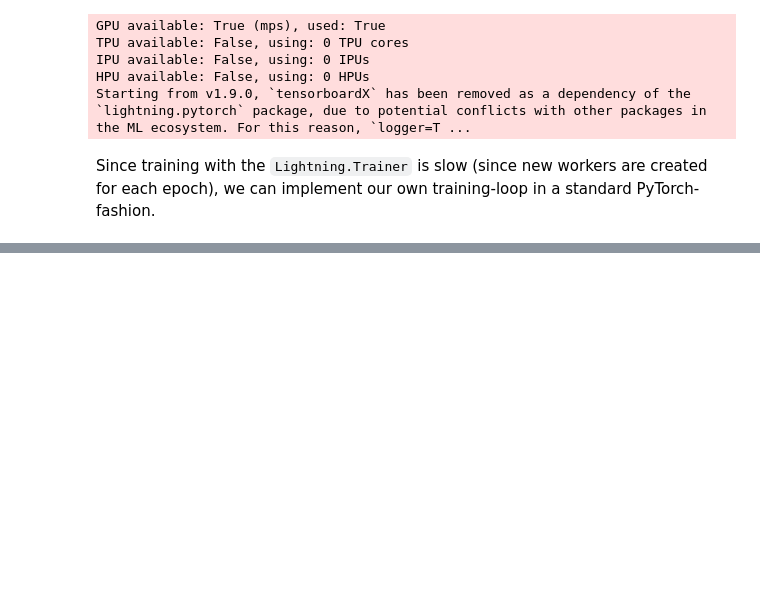
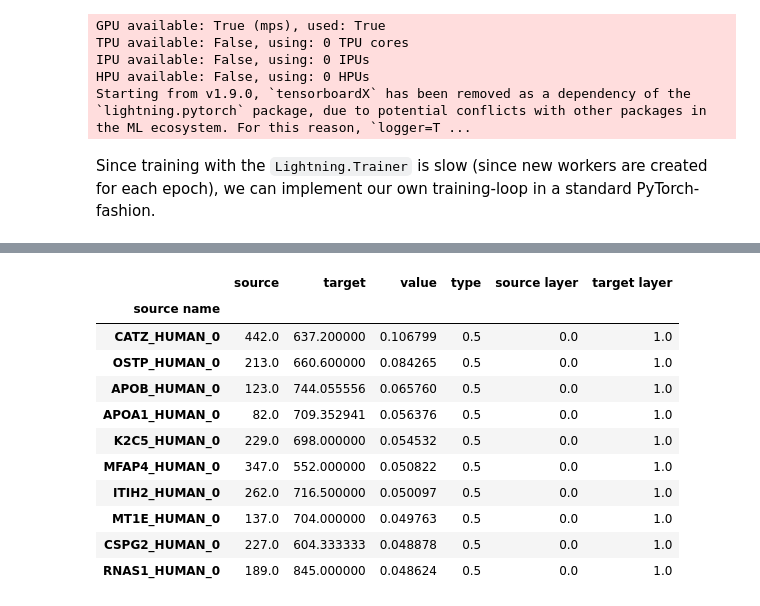
Before and after one commit to InfectionMedicineProteomics/BINN, a Jupyter notebook: docs/shap_example.ipynb, the cells around one changed output, grey strips where cells are left out. Cells and saved outputs as stored; diff of their text form; code cells hidden in the pictures; blank space fills up the shorter version.

```diff
--- a/docs/shap_example.ipynb
+++ b/docs/shap_example.ipynb
@@ -164,6 +164,21 @@ IG.plot_complete_sankey(
     show_top_n=10,
     multiclass=False, savename="img/complete_sankey.png", node_cmap="coolwarm", edge_cmap="coolwarm"
 )
+# %%
+IG.importance_df[IG.importance_df["source layer"] == 0].groupby("source name").mean(numeric_only=True).sort_values("value", ascending=False)[0:10]
+# %% [output]
+|  | source | target | value | type | source layer | target layer |
+| source name |  |  |  |  |  |  |
+| CATZ_HUMAN_0 | 442.0 | 637.200000 | 0.106799 | 0.5 | 0.0 | 1.0 |
+| OSTP_HUMAN_0 | 213.0 | 660.600000 | 0.084265 | 0.5 | 0.0 | 1.0 |
+| APOB_HUMAN_0 | 123.0 | 744.055556 | 0.065760 | 0.5 | 0.0 | 1.0 |
+| APOA1_HUMAN_0 | 82.0 | 709.352941 | 0.056376 | 0.5 | 0.0 | 1.0 |
+| K2C5_HUMAN_0 | 229.0 | 698.000000 | 0.054532 | 0.5 | 0.0 | 1.0 |
+| MFAP4_HUMAN_0 | 347.0 | 552.000000 | 0.050822 | 0.5 | 0.0 | 1.0 |
+| ITIH2_HUMAN_0 | 262.0 | 716.500000 | 0.050097 | 0.5 | 0.0 | 1.0 |
+| MT1E_HUMAN_0 | 137.0 | 704.000000 | 0.049763 | 0.5 | 0.0 | 1.0 |
+| CSPG2_HUMAN_0 | 227.0 | 604.333333 | 0.048878 | 0.5 | 0.0 | 1.0 |
+| RNAS1_HUMAN_0 | 189.0 | 845.000000 | 0.048624 | 0.5 | 0.0 | 1.0 |
 # %%
 query_node = "Neutrophil degranulation_2"
 
```
Also changed, not shown: parts of 3 cells of this notebook, 2 other files.
